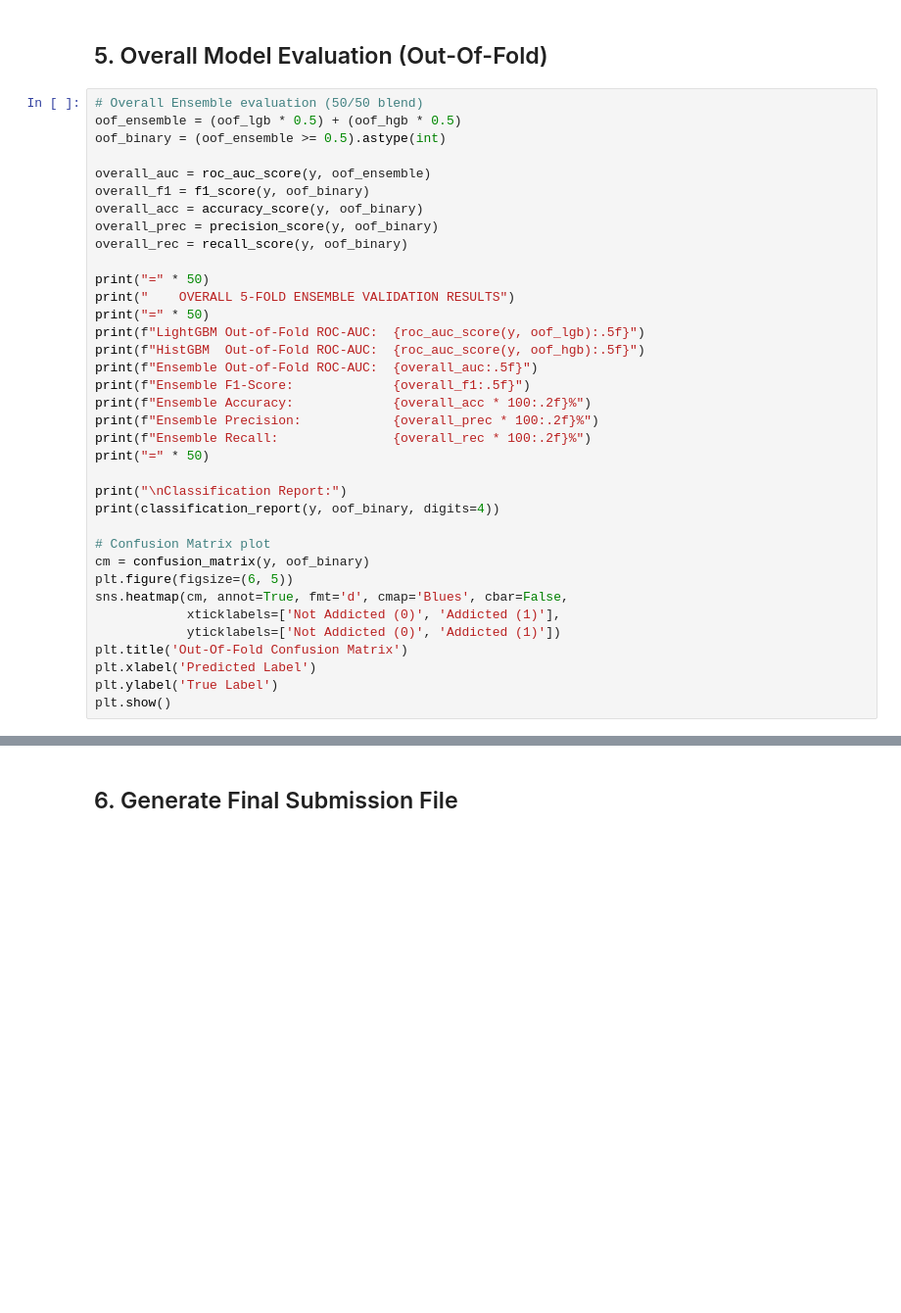
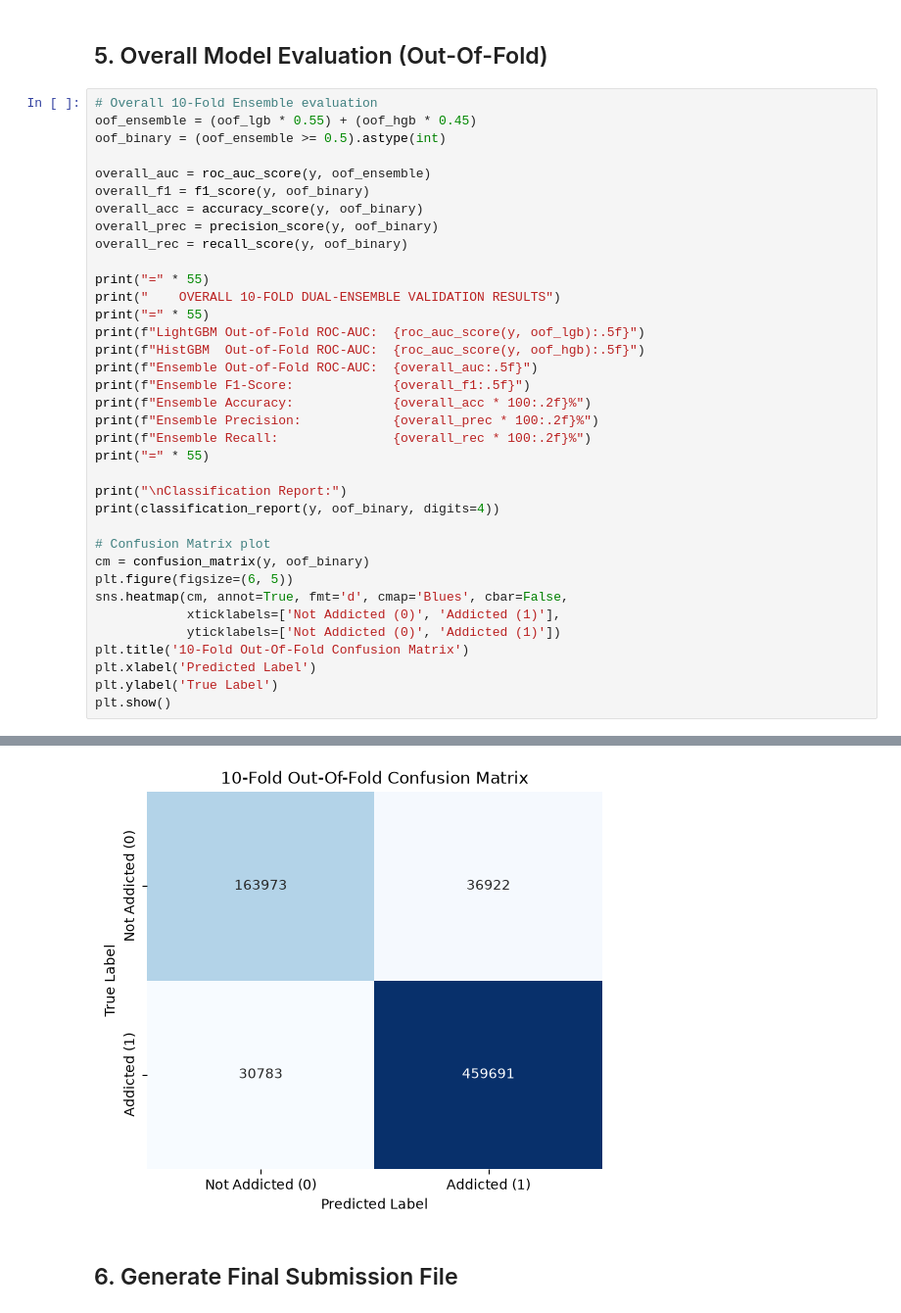
Before and after one commit to MohitSingh-2335/Predicting_Smartphone_Addiction, a Jupyter notebook: main.ipynb, the cells around one changed output, grey strips where cells are left out. Shown at 98% size. Drawn from its saved outputs; the diff is of its cells as text; blank space fills up the shorter version.

Commit message:
Implement 10-fold cross-validation with 38 advanced interaction features

```diff
--- a/main.ipynb
+++ b/main.ipynb
@@ -185,8 +230,8 @@ for fold, (train_idx, val_idx) in enumerate(skf.split(X, y)):
 # %% [markdown]
 ## 5. Overall Model Evaluation (Out-Of-Fold)
 # %%
-# Overall Ensemble evaluation (50/50 blend)
-oof_ensemble = (oof_lgb * 0.5) + (oof_hgb * 0.5)
+# Overall 10-Fold Ensemble evaluation
+oof_ensemble = (oof_lgb * 0.55) + (oof_hgb * 0.45)
 oof_binary = (oof_ensemble >= 0.5).astype(int)
 
 overall_auc = roc_auc_score(y, oof_ensemble)
@@ -195,9 +240,9 @@ overall_acc = accuracy_score(y, oof_binary)
 overall_prec = precision_score(y, oof_binary)
 overall_rec = recall_score(y, oof_binary)
 
-print("=" * 50)
-print("    OVERALL 5-FOLD ENSEMBLE VALIDATION RESULTS")
-print("=" * 50)
+print("=" * 55)
+print("    OVERALL 10-FOLD DUAL-ENSEMBLE VALIDATION RESULTS")
+print("=" * 55)
 print(f"LightGBM Out-of-Fold ROC-AUC:  {roc_auc_score(y, oof_lgb):.5f}")
 print(f"HistGBM  Out-of-Fold ROC-AUC:  {roc_auc_score(y, oof_hgb):.5f}")
 print(f"Ensemble Out-of-Fold ROC-AUC:  {overall_auc:.5f}")
@@ -205,7 +250,7 @@ print(f"Ensemble F1-Score:             {overall_f1:.5f}")
 print(f"Ensemble Accuracy:             {overall_acc * 100:.2f}%")
 print(f"Ensemble Precision:            {overall_prec * 100:.2f}%")
 print(f"Ensemble Recall:               {overall_rec * 100:.2f}%")
-print("=" * 50)
+print("=" * 55)
 
 print("\nClassification Report:")
 print(classification_report(y, oof_binary, digits=4))
@@ -216,7 +261,8 @@ plt.figure(figsize=(6, 5))
 sns.heatmap(cm, annot=True, fmt='d', cmap='Blues', cbar=False,
             xticklabels=['Not Addicted (0)', 'Addicted (1)'],
             yticklabels=['Not Addicted (0)', 'Addicted (1)'])
-plt.title('Out-Of-Fold Confusion Matrix')
+plt.title('10-Fold Out-Of-Fold Confusion Matrix')
 plt.xlabel('Predicted Label')
 plt.ylabel('True Label')
 plt.show()
+# %% [output]
@@ -223,3 +286,4 @@ plt.show()
+[figure, added]
 # %% [markdown]
 ## 6. Generate Final Submission File
 # %%
```
Also changed, not shown: parts of 13 cells of this notebook.
